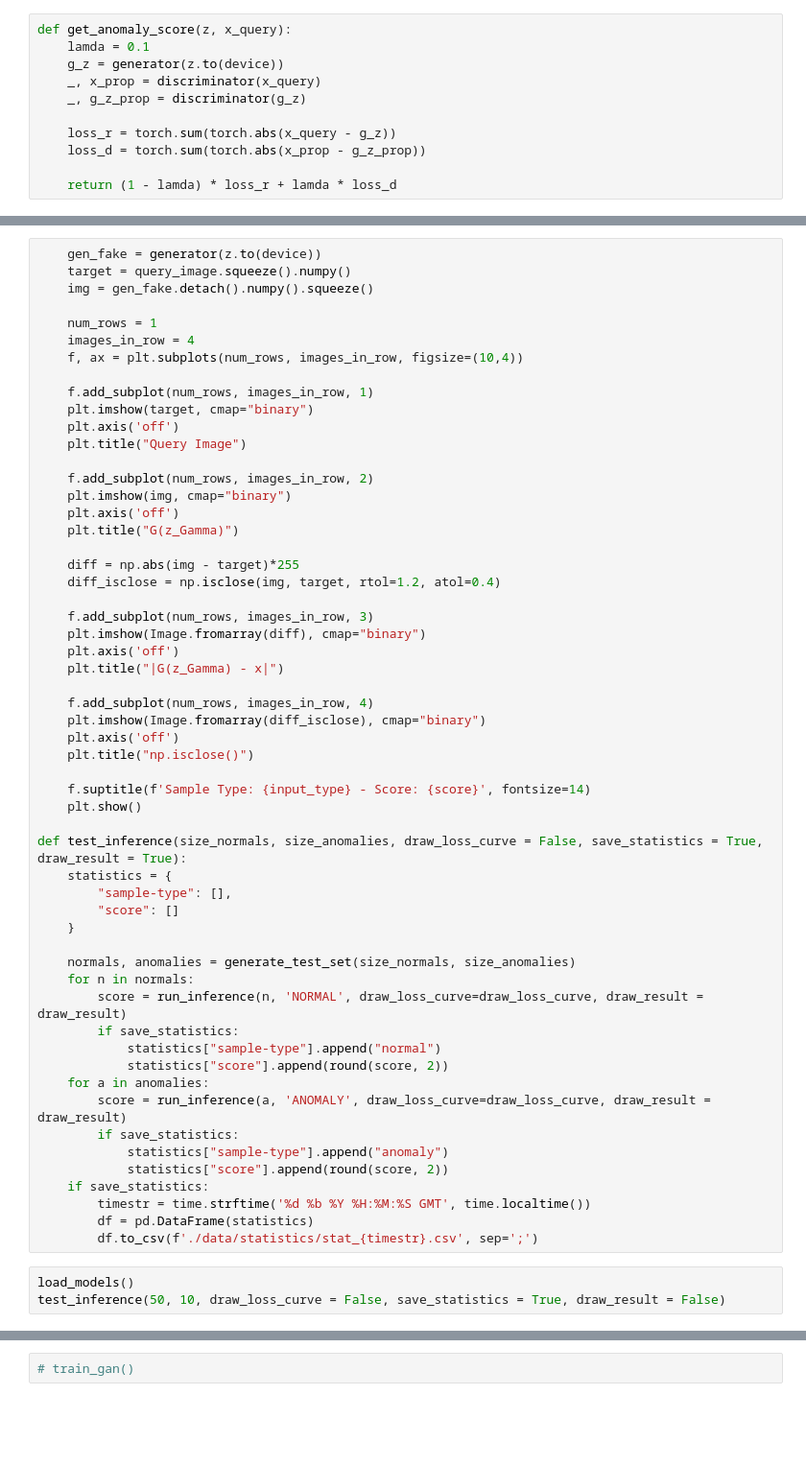
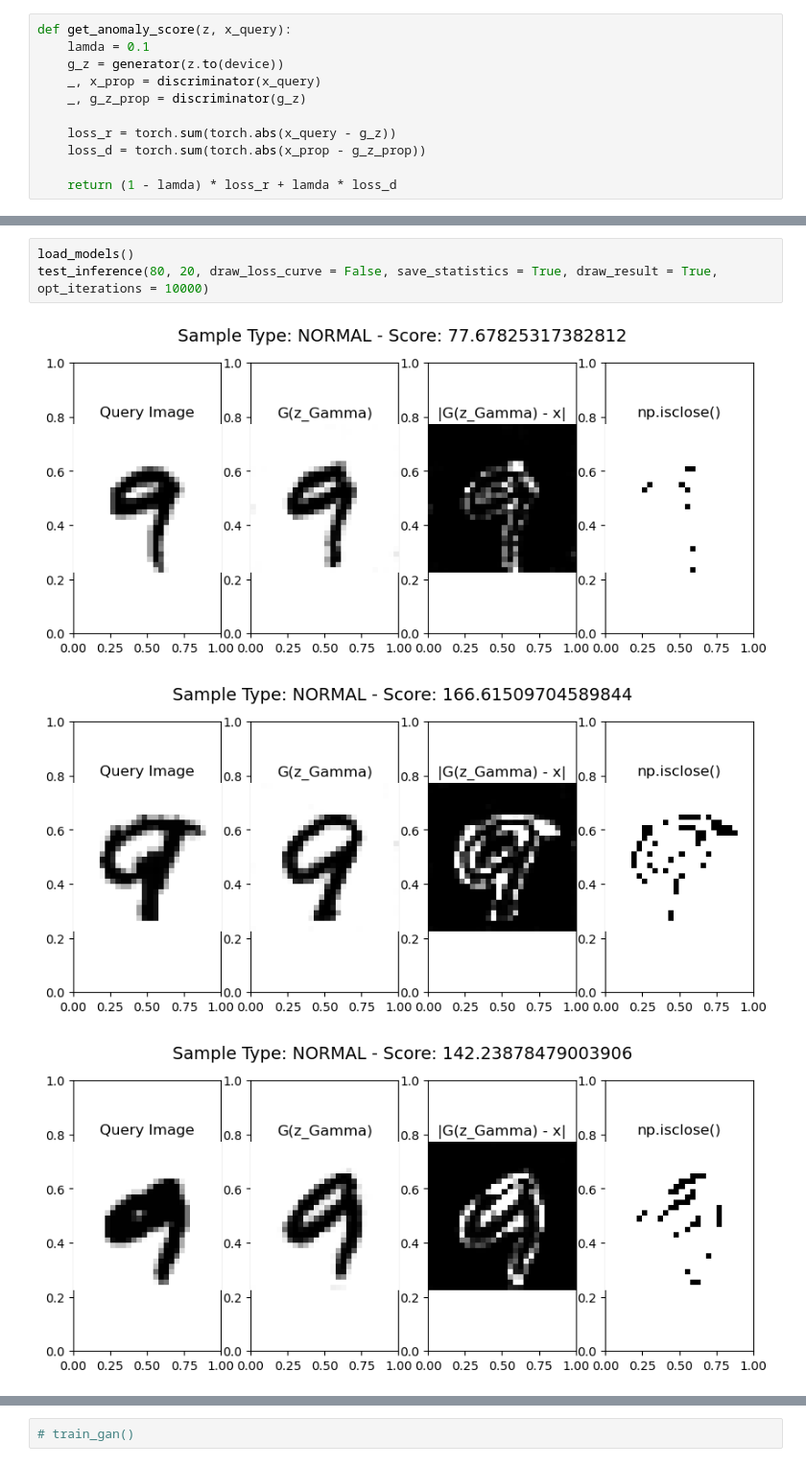
Before and after one commit to yashar-ne/AD-with-GANs, a Jupyter notebook: src/ad-with-gan-inference.ipynb, the cells around one changed output, grey strips where cells are left out. Shown at 96% size. Cells and saved outputs as stored; diff of their text form; blank space fills up the shorter version.

```diff
--- a/src/ad-with-gan-inference.ipynb
+++ b/src/ad-with-gan-inference.ipynb
@@ -362,60 +435,7 @@ def draw_results(z, query_image, input_type, score):
-# %%
-    gen_fake = generator(z.to(device))
-    target = query_image.squeeze().numpy()
-    img = gen_fake.detach().numpy().squeeze()
-
-    num_rows = 1
-    images_in_row = 4
-    f, ax = plt.subplots(num_rows, images_in_row, figsize=(10,4))
-
-    f.add_subplot(num_rows, images_in_row, 1)
-    plt.imshow(target, cmap="binary")
-    plt.axis('off')
-    plt.title("Query Image")
-
-    f.add_subplot(num_rows, images_in_row, 2)
-    plt.imshow(img, cmap="binary")
-    plt.axis('off')
-    plt.title("G(z_Gamma)")
-
-    diff = np.abs(img - target)*255
-    diff_isclose = np.isclose(img, target, rtol=1.2, atol=0.4)
-
-    f.add_subplot(num_rows, images_in_row, 3)
-    plt.imshow(Image.fromarray(diff), cmap="binary")
-    plt.axis('off')
-    plt.title("|G(z_Gamma) - x|")
-
-    f.add_subplot(num_rows, images_in_row, 4)
-    plt.imshow(Image.fromarray(diff_isclose), cmap="binary")
-    plt.axis('off')
-    plt.title("np.isclose()")
-
-    f.suptitle(f'Sample Type: {input_type} - Score: {score}', fontsize=14)
-    plt.show()
-
-def test_inference(size_normals, size_anomalies, draw_loss_curve = False, save_statistics = True, draw_result = True):
-    statistics = {
-        "sample-type": [],
-        "score": []
-    }
-
-    normals, anomalies = generate_test_set(size_normals, size_anomalies)
-    for n in normals:
-        score = run_inference(n, 'NORMAL', draw_loss_curve=draw_loss_curve, draw_result = draw_result)
-        if save_statistics:
-            statistics["sample-type"].append("normal")
-            statistics["score"].append(round(score, 2))
-    for a in anomalies:
-        score = run_inference(a, 'ANOMALY', draw_loss_curve=draw_loss_curve, draw_result = draw_result)
-        if save_statistics:
-            statistics["sample-type"].append("anomaly")
-            statistics["score"].append(round(score, 2))
-    if save_statistics:
-        timestr = time.strftime('%d %b %Y %H:%M:%S GMT', time.localtime())
-        df = pd.DataFrame(statistics)
-        df.to_csv(f'./data/statistics/stat_{timestr}.csv', sep=';')
 # %%
 load_models()
-test_inference(50, 10, draw_loss_curve = False, save_statistics = True, draw_result = False)
+test_inference(80, 20, draw_loss_curve = False, save_statistics = True, draw_result = True, opt_iterations = 10000)
 # %% [output]
+[figure, added]
+[figure, added]
+[figure, added]
```
Also changed, not shown: parts of 5 cells of this notebook.
